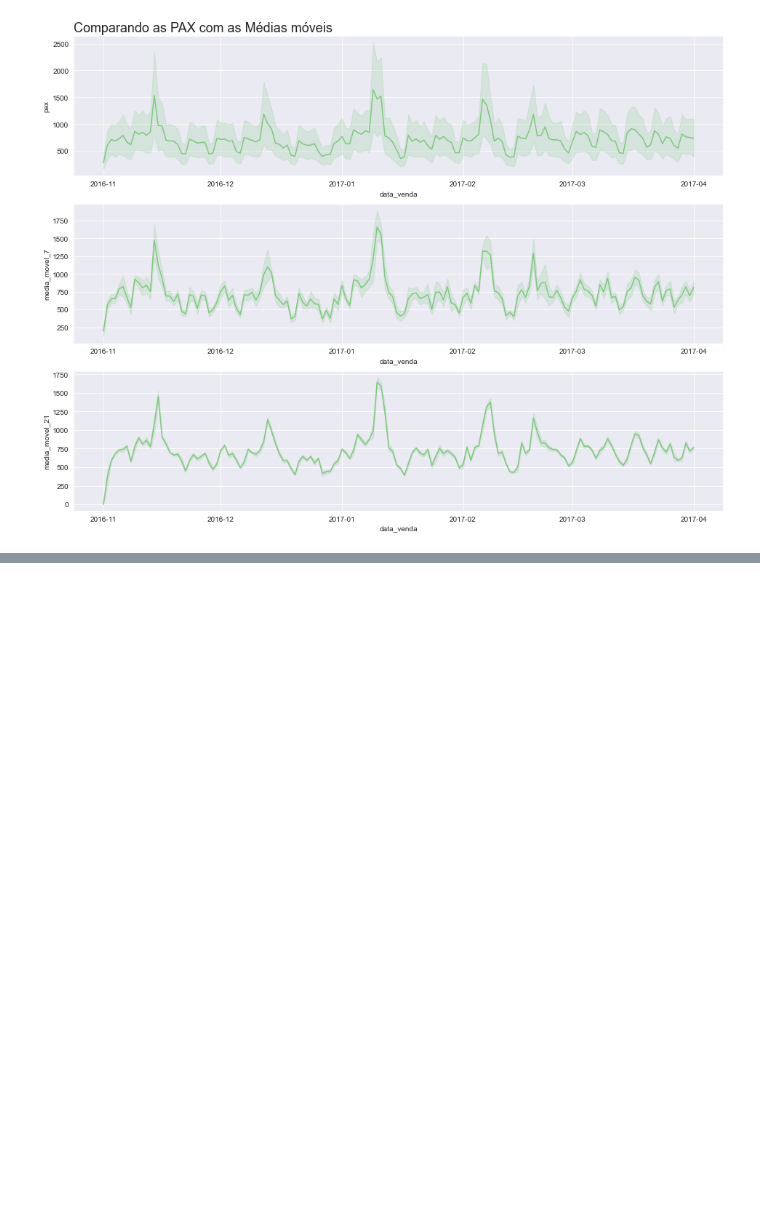
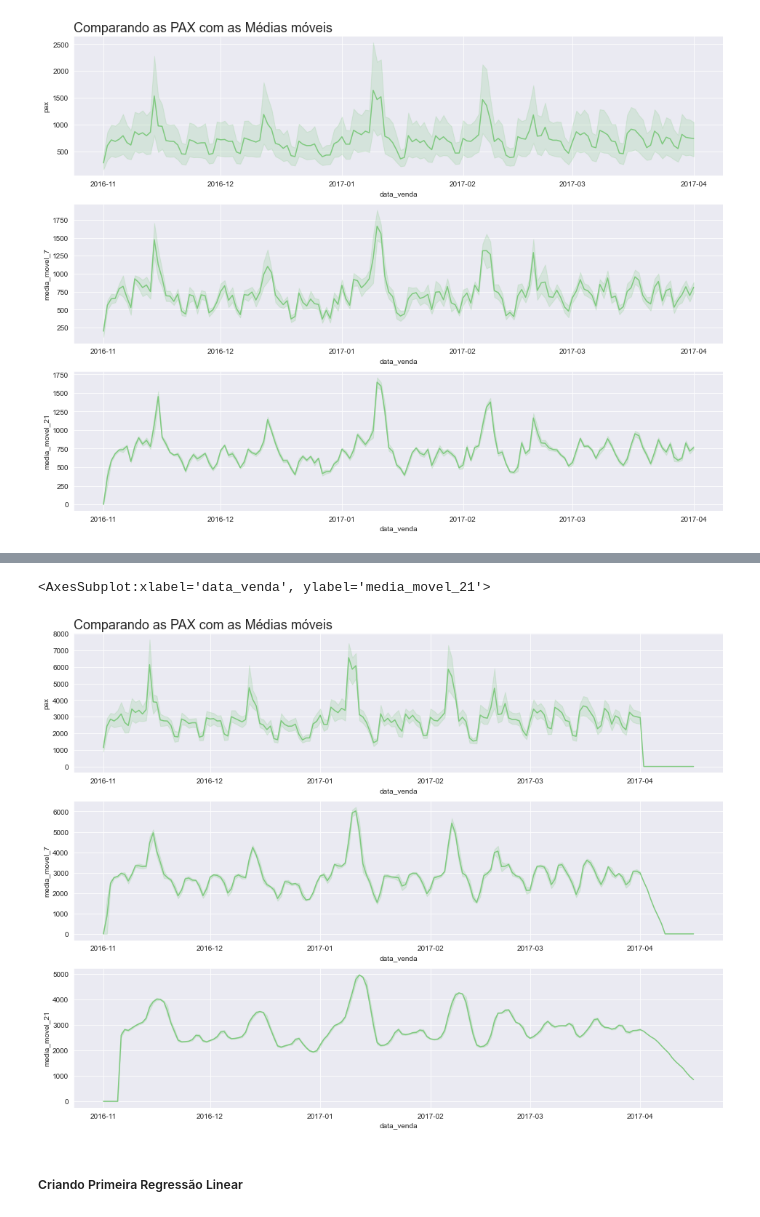
Before and after one commit to alexaugusto23/Gol_Cases, a Jupyter notebook: case01.ipynb, the cells around one changed output, grey strips where cells are left out. Cells and saved outputs as stored; diff of their text form; code cells hidden in the pictures; blank space fills up the shorter version.

Commit message:
second try forecast

```diff
--- a/case01.ipynb
+++ b/case01.ipynb
@@ -644,0 +685,5 @@ plot_comparacao(dataset=_df, x='data_venda', y1='pax', y2='media_movel_7', y3='m
+# %%
+_forecast_moving_average.iloc[2431:2446, 1:] = 0
+# %%
+_forecast_moving_average = _forecast_moving_average[['data_venda','local_de_venda', 'pax']]
+_forecast_moving_average
@@ -644,0 +704,3 @@ plot_comparacao(dataset=_df, x='data_venda', y1='pax', y2='media_movel_7', y3='m
+# %%
+_forecast_moving_average = _forecast_moving_average.groupby(['data_venda','local_de_venda'])['pax'].sum()
+_forecast_moving_average = _forecast_moving_average.reset_index().drop(columns='local_de_venda')
@@ -644,0 +723,3 @@ plot_comparacao(dataset=_df, x='data_venda', y1='pax', y2='media_movel_7', y3='m
+# %%
+_forecast_moving_average['media_movel_7'] = _forecast_moving_average['pax'].rolling(7).mean().fillna(0)
+_forecast_moving_average['media_movel_21'] = _forecast_moving_average['pax'].rolling(21).mean().fillna(0)
@@ -644,0 +742,8 @@ plot_comparacao(dataset=_df, x='data_venda', y1='pax', y2='media_movel_7', y3='m
+# %%
+titulo = 'Comparando as PAX com as Médias móveis'
+plot_comparacao(dataset=_forecast_moving_average, x='data_venda', y1='pax', y2='media_movel_7', y3='media_movel_21', titulo=titulo )
+# %% [output]
+<AxesSubplot:xlabel='data_venda', ylabel='media_movel_21'>
+[figure, added]
+# %% [markdown]
+##### Criando Primeira Regressão Linear
```
Also changed, not shown: parts of 20 cells of this notebook, 1 other file.
